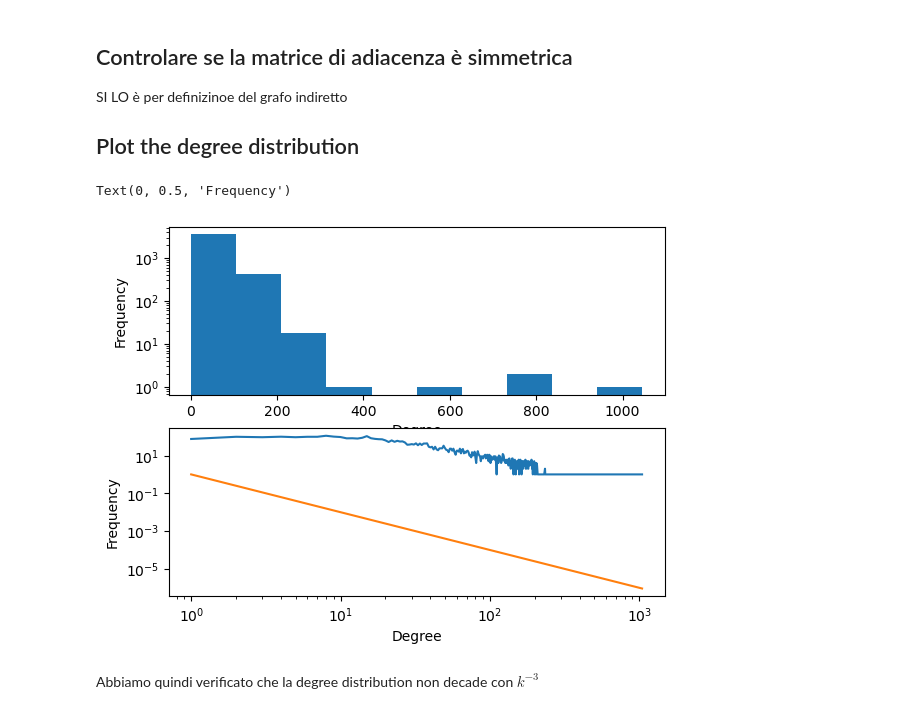
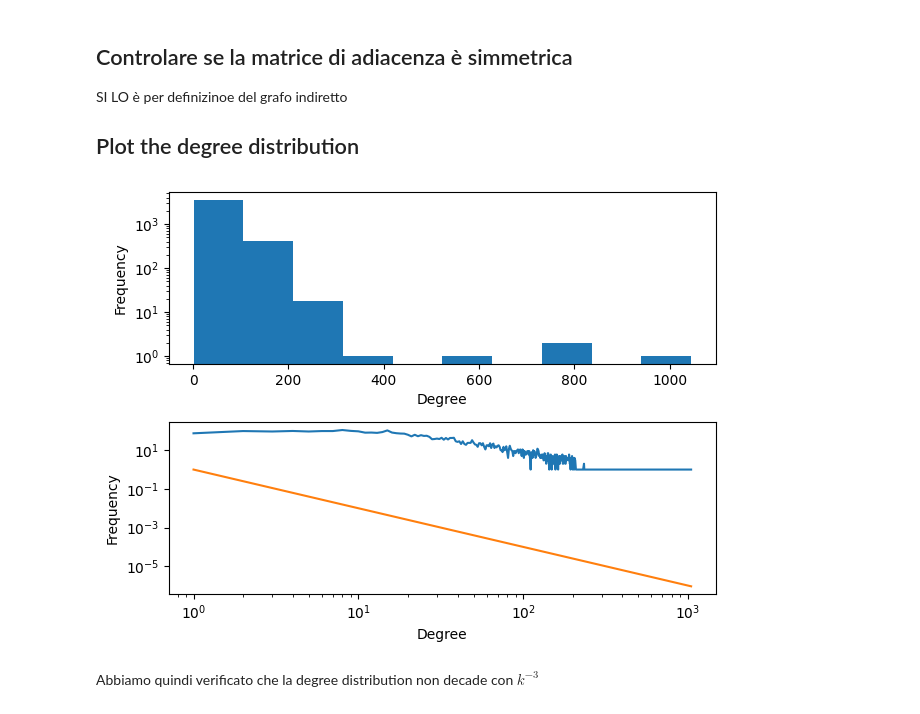
Before and after one commit to marcoSanti/AVRC-lab, a Jupyter notebook: random_graphs.ipynb, the cells around one changed output. Cells and saved outputs as stored; diff of their text form; code cells hidden in the pictures.

Commit message:
Fixed graph layout

```diff
--- a/random_graphs.ipynb
+++ b/random_graphs.ipynb
@@ -144,24 +144,25 @@ SI LO è per definizinoe del grafo indiretto
 # %%
 k = A @ np.ones(4039) #calcolo le somme dei vari degree per ogni nodo
 
 #faccio due subplot
 f, ax = plt.subplots(2) #ottengo in ax 2 subplots, in f ho la figura che non mi interessa...
 #se volessi vedere l'imamgine farei tipo f.show()
 
 x, y = np.unique(k, return_counts=True)
 
 ax[0].hist(k, log=True)
 ax[1].loglog(x, y) #la mia degree distribution
 ax[1].loglog(x, x**(-2)) #power law plottata
 
 ax[0].set_xlabel("Degree")
 ax[1].set_xlabel("Degree")
 
 ax[0].set_ylabel("Frequency")
 ax[1].set_ylabel("Frequency")
+
+f.tight_layout()
 # %% [output]
-Text(0, 0.5, 'Frequency')
-[figure, old version]
+[figure, new version]
 # %% [markdown]
 Abbiamo quindi verificato che la degree distribution non decade con $k^{-3}$
 # %% [markdown]
```
